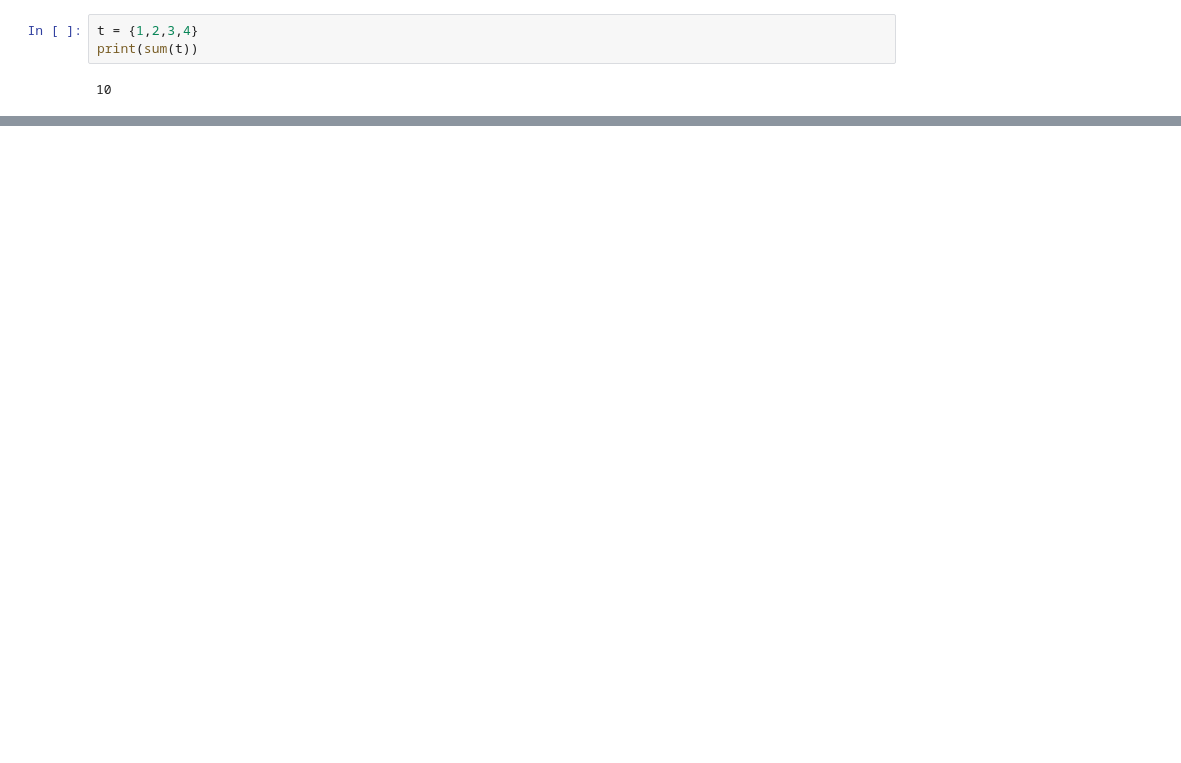
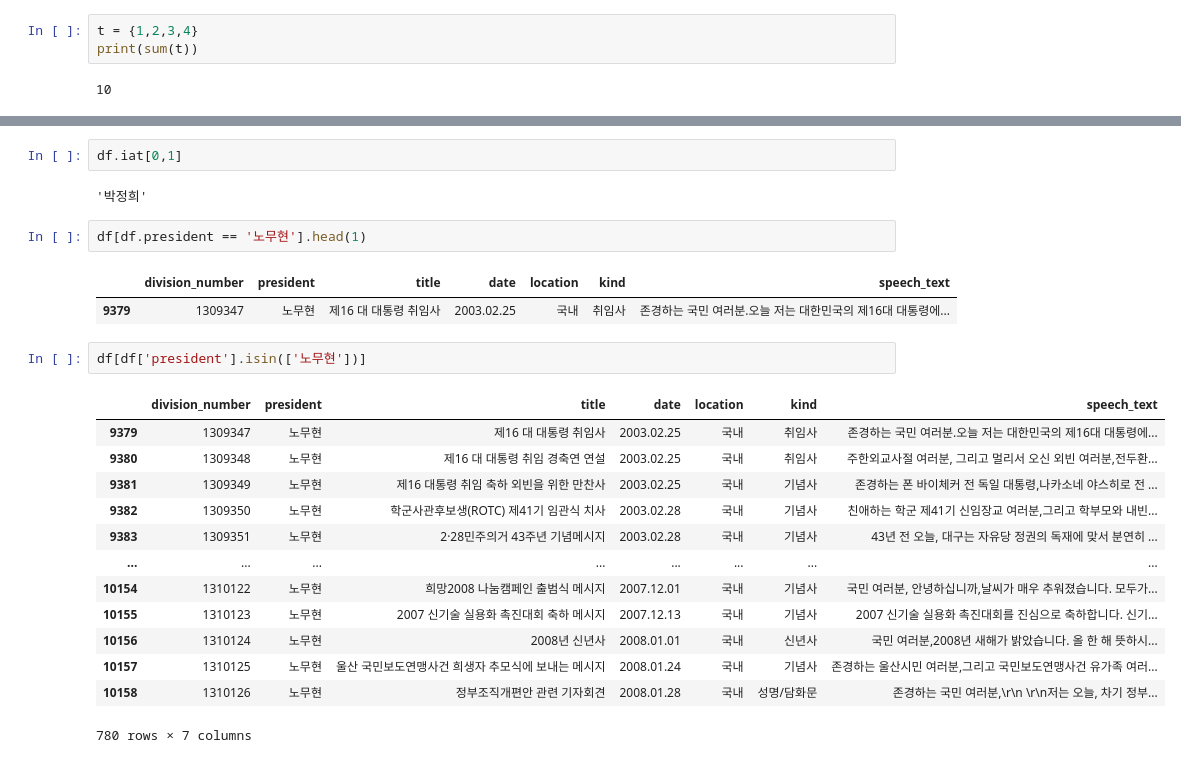
Before and after one commit to stundrg/kang-eda, a Jupyter notebook: notebook/Untitled.ipynb, the cells around one changed output, grey strips where cells are left out. Drawn from its saved outputs; the diff is of its cells as text; blank space fills up the shorter version.

```diff
--- a/notebook/Untitled.ipynb
+++ b/notebook/Untitled.ipynb
@@ -149,0 +191,25 @@ print(sum(t))
+# %%
+df.iat[0,1]
+# %% [output]
+'박정희'
+# %%
+df[df.president == '노무현'].head(1)
+# %% [output]
+|  | division_number | president | title | date | location | kind | speech_text |
+| 9379 | 1309347 | 노무현 | 제16 대 대통령 취임사 | 2003.02.25 | 국내 | 취임사 | 존경하는 국민 여러분.오늘 저는 대한민국의 제16대 대통령에... |
+# %%
+df[df['president'].isin(['노무현'])]
+# %% [output]
+|  | division_number | president | title | date | location | kind | speech_text |
+| 9379 | 1309347 | 노무현 | 제16 대 대통령 취임사 | 2003.02.25 | 국내 | 취임사 | 존경하는 국민 여러분.오늘 저는 대한민국의 제16대 대통령에... |
+| 9380 | 1309348 | 노무현 | 제16 대 대통령 취임 경축연 연설 | 2003.02.25 | 국내 | 취임사 | 주한외교사절 여러분, 그리고 멀리서 오신 외빈 여러분,전두환... |
+| 9381 | 1309349 | 노무현 | 제16 대통령 취임 축하 외빈을 위한 만찬사 | 2003.02.25 | 국내 | 기념사 | 존경하는 폰 바이체커 전 독일 대통령,나카소네 야스히로 전 ... |
+| 9382 | 1309350 | 노무현 | 학군사관후보생(ROTC) 제41기 임관식 치사 | 2003.02.28 | 국내 | 기념사 | 친애하는 학군 제41기 신임장교 여러분,그리고 학부모와 내빈... |
+| 9383 | 1309351 | 노무현 | 2·28민주의거 43주년 기념메시지 | 2003.02.28 | 국내 | 기념사 | 43년 전 오늘, 대구는 자유당 정권의 독재에 맞서 분연히 ... |
+| ... | ... | ... | ... | ... | ... | ... | ... |
+| 10154 | 1310122 | 노무현 | 희망2008 나눔캠페인 출범식 메시지 | 2007.12.01 | 국내 | 기념사 | 국민 여러분, 안녕하십니까,날씨가 매우 추워졌습니다. 모두가... |
+| 10155 | 1310123 | 노무현 | 2007 신기술 실용화 촉진대회 축하 메시지 | 2007.12.13 | 국내 | 기념사 | 2007 신기술 실용화 촉진대회를 진심으로 축하합니다. 신기... |
+| 10156 | 1310124 | 노무현 | 2008년 신년사 | 2008.01.01 | 국내 | 신년사 | 국민 여러분,2008년 새해가 밝았습니다. 올 한 해 뜻하시... |
+| 10157 | 1310125 | 노무현 | 울산 국민보도연맹사건 희생자 추모식에 보내는 메시지 | 2008.01.24 | 국내 | 기념사 | 존경하는 울산시민 여러분,그리고 국민보도연맹사건 유가족 여러... |
+| 10158 | 1310126 | 노무현 | 정부조직개편안 관련 기자회견 | 2008.01.28 | 국내 | 성명/담화문 | 존경하는 국민 여러분,\r\n \r\n저는 오늘, 차기 정부... |
+780 rows × 7 columns
```
Also changed, not shown: parts of 16 cells of this notebook.
